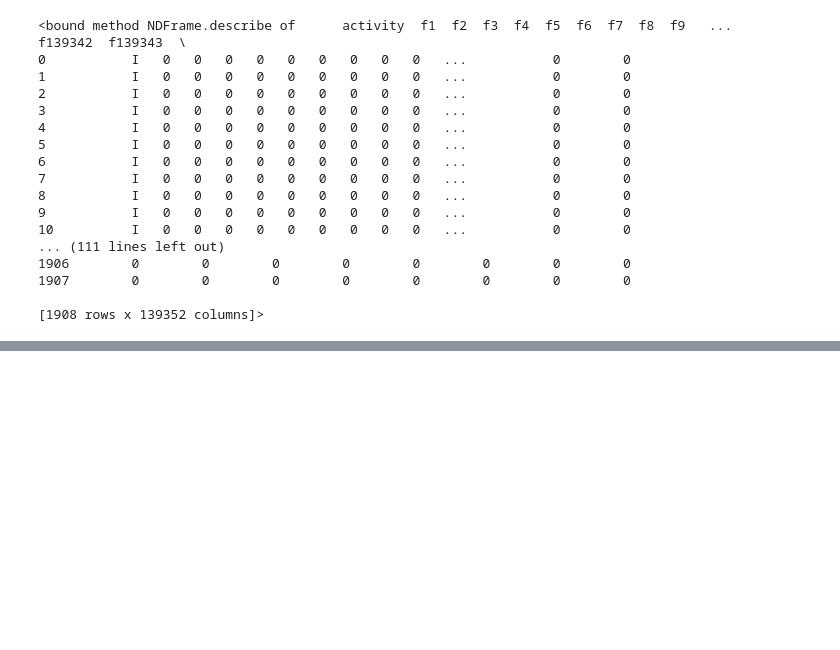
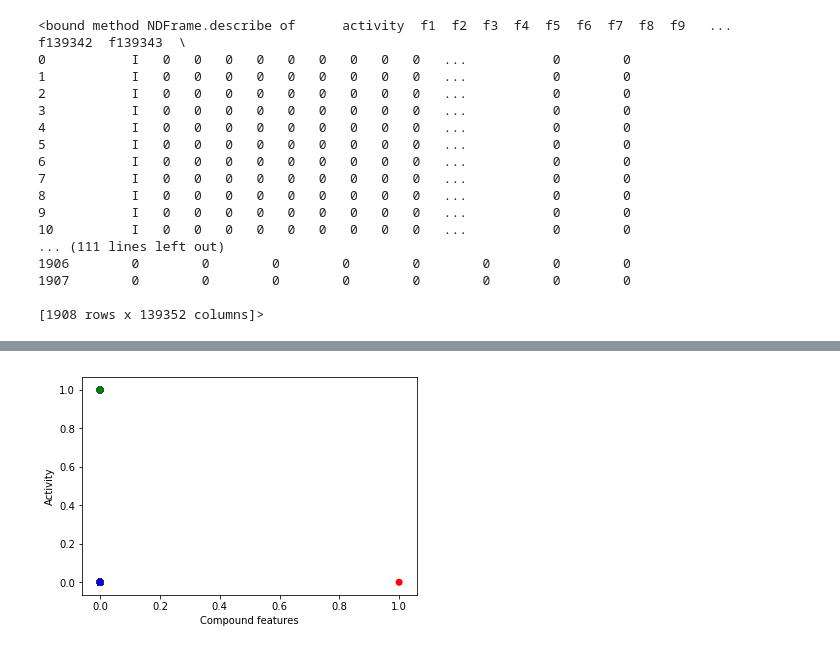
Before and after one commit to suneelnair1/Research_Internship, a Jupyter notebook: Sunil_Nair_Research_Internship_Codeset.ipynb, the cells around one changed output, grey strips where cells are left out. Drawn from its saved outputs; the diff is of its cells as text; code cells hidden in the pictures; blank space fills up the shorter version.

```diff
--- a/Sunil_Nair_Research_Internship_Codeset.ipynb
+++ b/Sunil_Nair_Research_Internship_Codeset.ipynb
@@ -155,0 +296,16 @@ array([<matplotlib.axes._subplots.AxesSubplot object at 0x...>,
+# %%
+#type(y_train)
+#pd.to_numeric(Y_train)
+
+#y_train=pd.factorize(Y_train)
+#y_train=np.array(y_train)
+#y_train.flatten
+
+Y_train=pd.DataFrame(Y_train)
+# %%
+#Y_train.replace('I',0)
+#Y_train.replace('A',1)
+#list(Y_train)
+
+Y_train.activity[Y_train.activity=='I'] = 0
+Y_train.activity[Y_train.activity=='A'] = 1
@@ -155,0 +335,18 @@ array([<matplotlib.axes._subplots.AxesSubplot object at 0x...>,
+# %%
+x_train = np.array(X_train)
+y_train = np.array(Y_train)
+
+y_train[y_train=='I'] = 0
+y_train[y_train=='A'] = 1
+
+N = 10
+colors = ['R','G','B']
+
+#plt.scatter(x_train[:,0],x_train[:,1],c = colors)
+plt.scatter(x_train[:,0],y_train,c = colors)
+plt.xlabel("Compound features")
+plt.ylabel("Activity")
+plt.legend()
+plt.show()
+# %% [output]
+[figure, added]
```
Also changed, not shown: parts of 28 cells of this notebook.
